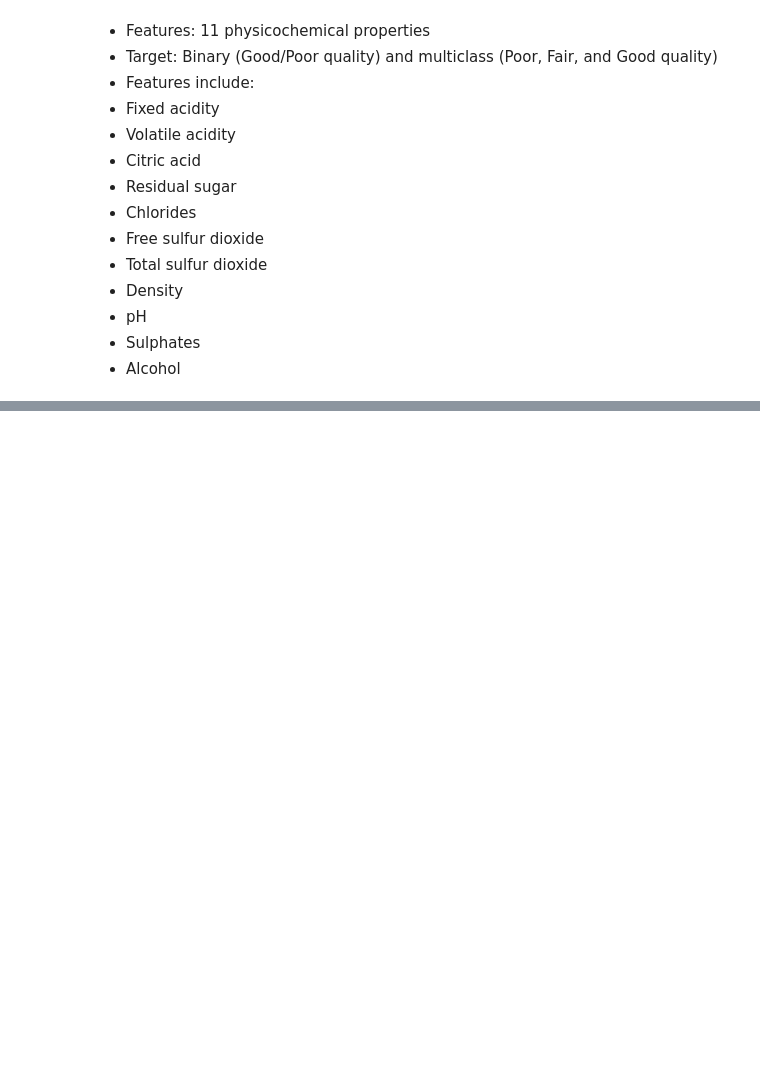
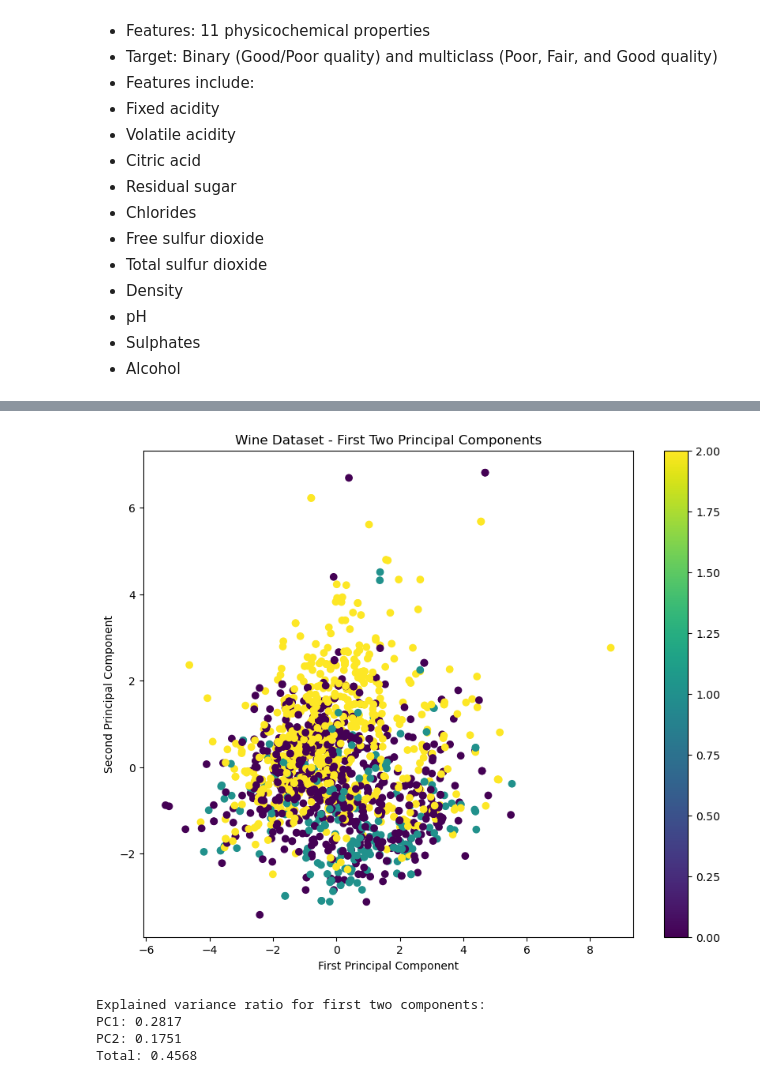
Before and after one commit to AGGE82/Taller-3-ML1, a Jupyter notebook: PCA-example-challenge.ipynb, the cells around one changed output, grey strips where cells are left out. Drawn from its saved outputs; the diff is of its cells as text; code cells hidden in the pictures; blank space fills up the shorter version.

```diff
--- a/PCA-example-challenge.ipynb
+++ b/PCA-example-challenge.ipynb
@@ -152,0 +255,26 @@ plt.show()
+# %%
+pca_2d = PCA(n_components=2)
+X_2d = pca_2d.fit_transform(X_scaled)
+
+le = LabelEncoder()
+y = le.fit_transform(y)
+
+plt.figure(figsize=(10, 8))
+scatter = plt.scatter(X_2d[:, 0], X_2d[:, 1], c=y, cmap='viridis')
+plt.xlabel(f'First Principal Component')
+plt.ylabel(f'Second Principal Component')
+plt.title('Wine Dataset - First Two Principal Components')
+plt.colorbar(scatter)
+plt.show()
+
+# Print the explained variance ratio for the first two components
+print("Explained variance ratio for first two components:")
+print(f"PC1: {pca_2d.explained_variance_ratio_[0]:.4f}")
+print(f"PC2: {pca_2d.explained_variance_ratio_[1]:.4f}")
+print(f"Total: {sum(pca_2d.explained_variance_ratio_):.4f}")
+# %% [output]
+[figure, added]
+Explained variance ratio for first two components:
+PC1: 0.2817
+PC2: 0.1751
+Total: 0.4568
```
Also changed, not shown: parts of 15 cells of this notebook, 1 other file.
